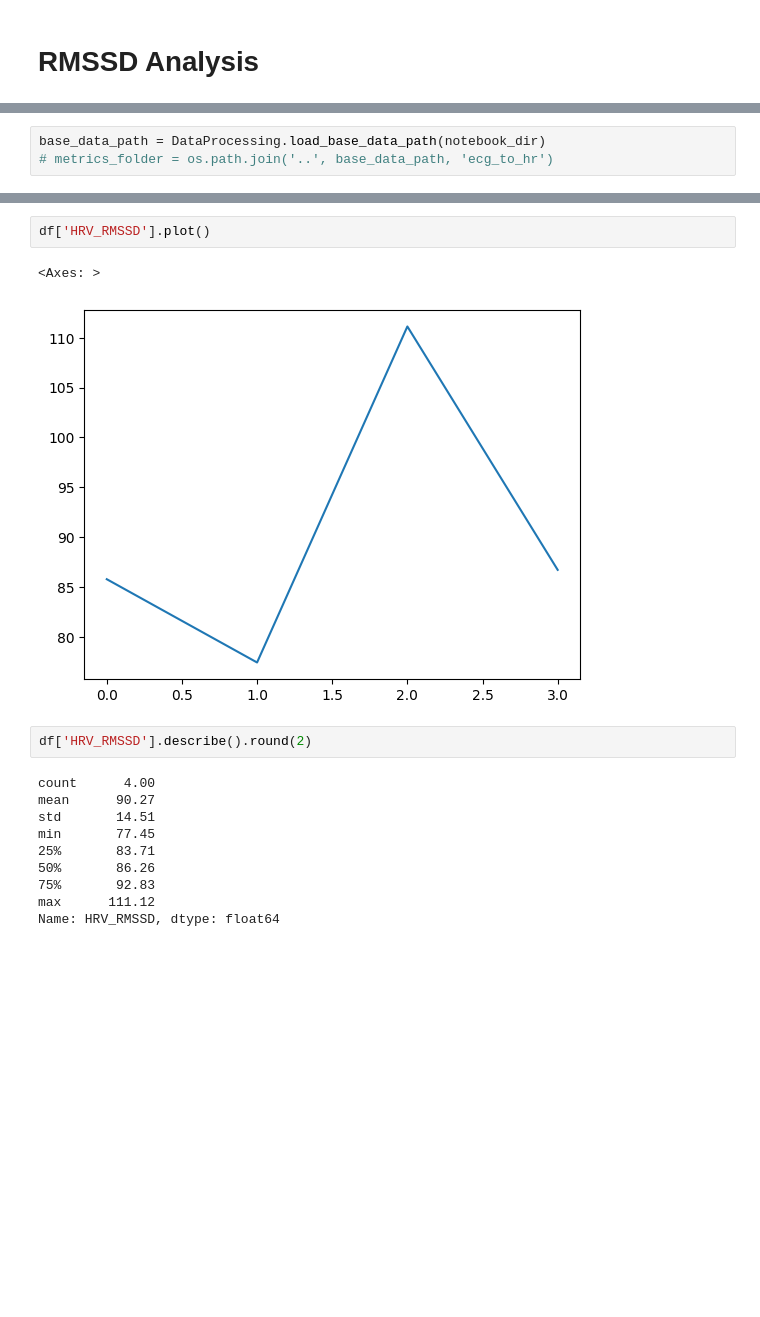
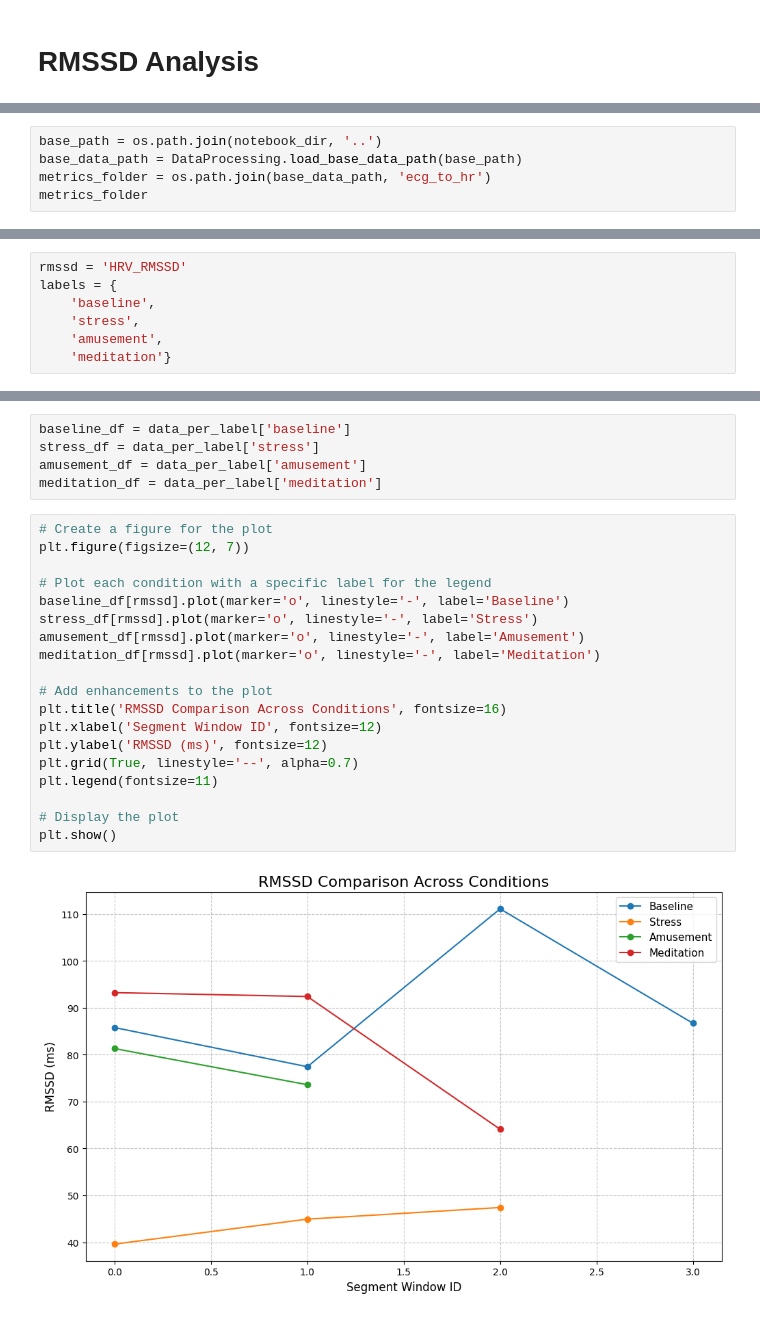
Before and after one commit to invisible-illness-project/lamina, a Jupyter notebook: notebook_experiments/ans_basics_via_wesad/rmssd_analysis.ipynb, the cells around one changed output, grey strips where cells are left out. Cells and saved outputs as stored; diff of their text form; blank space fills up the shorter version.

Commit message:
feat: plotting baseline vs stress vs amusement vs meditation

```diff
--- a/notebook_experiments/ans_basics_via_wesad/rmssd_analysis.ipynb
+++ b/notebook_experiments/ans_basics_via_wesad/rmssd_analysis.ipynb
@@ -14,3 +20,5 @@ from data_processing import DataProcessing
 # %%
-base_data_path = DataProcessing.load_base_data_path(notebook_dir)
-# metrics_folder = os.path.join('..', base_data_path, 'ecg_to_hr')
+base_path = os.path.join(notebook_dir, '..')
+base_data_path = DataProcessing.load_base_data_path(base_path)
+metrics_folder = os.path.join(base_data_path, 'ecg_to_hr')
+metrics_folder
@@ -17 +27,8 @@ base_data_path = DataProcessing.load_base_data_path(notebook_dir)
+# %%
+rmssd = 'HRV_RMSSD'
+labels = {
+    'baseline',
+    'stress',
+    'amusement',
+    'meditation'}
 # %%
@@ -31,17 +71,26 @@ df
 # %%
-df['HRV_RMSSD'].plot()
+baseline_df = data_per_label['baseline']
+stress_df = data_per_label['stress']
+amusement_df = data_per_label['amusement']
+meditation_df = data_per_label['meditation']
-# %% [output]
-<Axes: >
-[figure, removed]
-# %%
-df['HRV_RMSSD'].describe().round(2)
-# %% [output]
-count      4.00
-mean      90.27
-std       14.51
-min       77.45
-25%       83.71
-50%       86.26
-75%       92.83
-max      111.12
-Name: HRV_RMSSD, dtype: float64
+# %%
+# Create a figure for the plot
+plt.figure(figsize=(12, 7))
+
+# Plot each condition with a specific label for the legend
+baseline_df[rmssd].plot(marker='o', linestyle='-', label='Baseline')
+stress_df[rmssd].plot(marker='o', linestyle='-', label='Stress')
+amusement_df[rmssd].plot(marker='o', linestyle='-', label='Amusement')
+meditation_df[rmssd].plot(marker='o', linestyle='-', label='Meditation')
+
+# Add enhancements to the plot
+plt.title('RMSSD Comparison Across Conditions', fontsize=16)
+plt.xlabel('Segment Window ID', fontsize=12)
+plt.ylabel('RMSSD (ms)', fontsize=12)
+plt.grid(True, linestyle='--', alpha=0.7)
+plt.legend(fontsize=11)
+
+# Display the plot
+plt.show()
+# %% [output]
+[figure, added]
```
Also changed, not shown: parts of 4 cells of this notebook.
